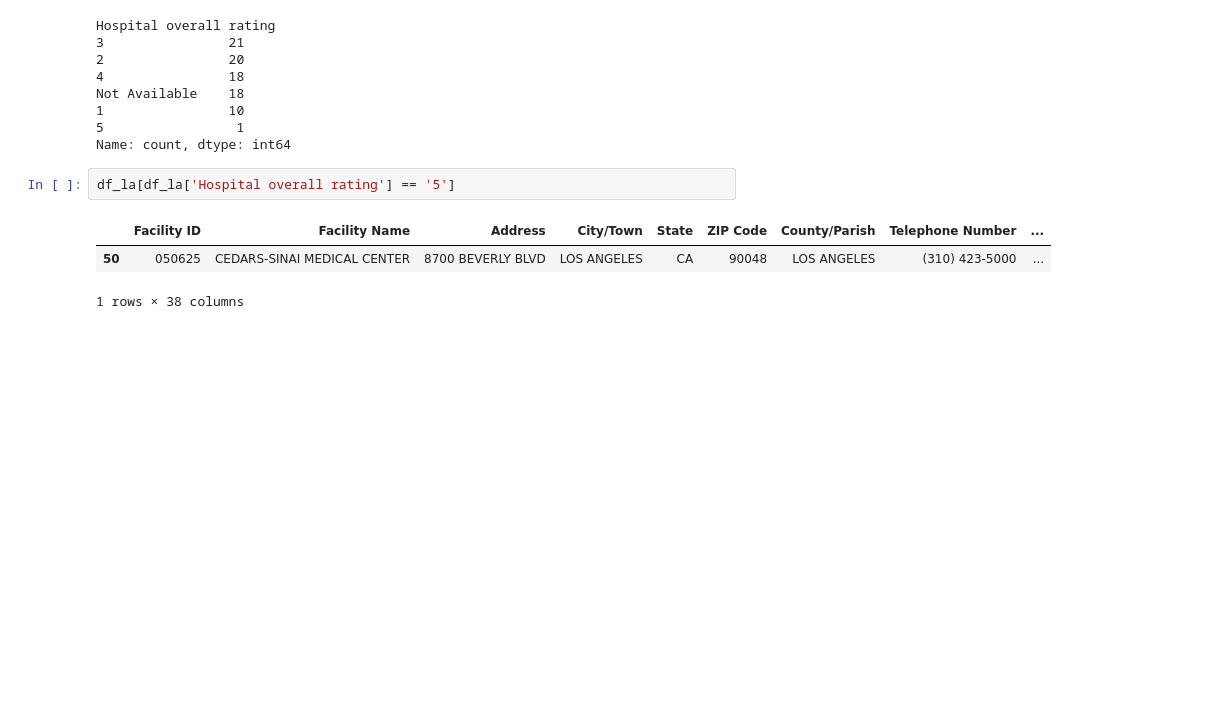
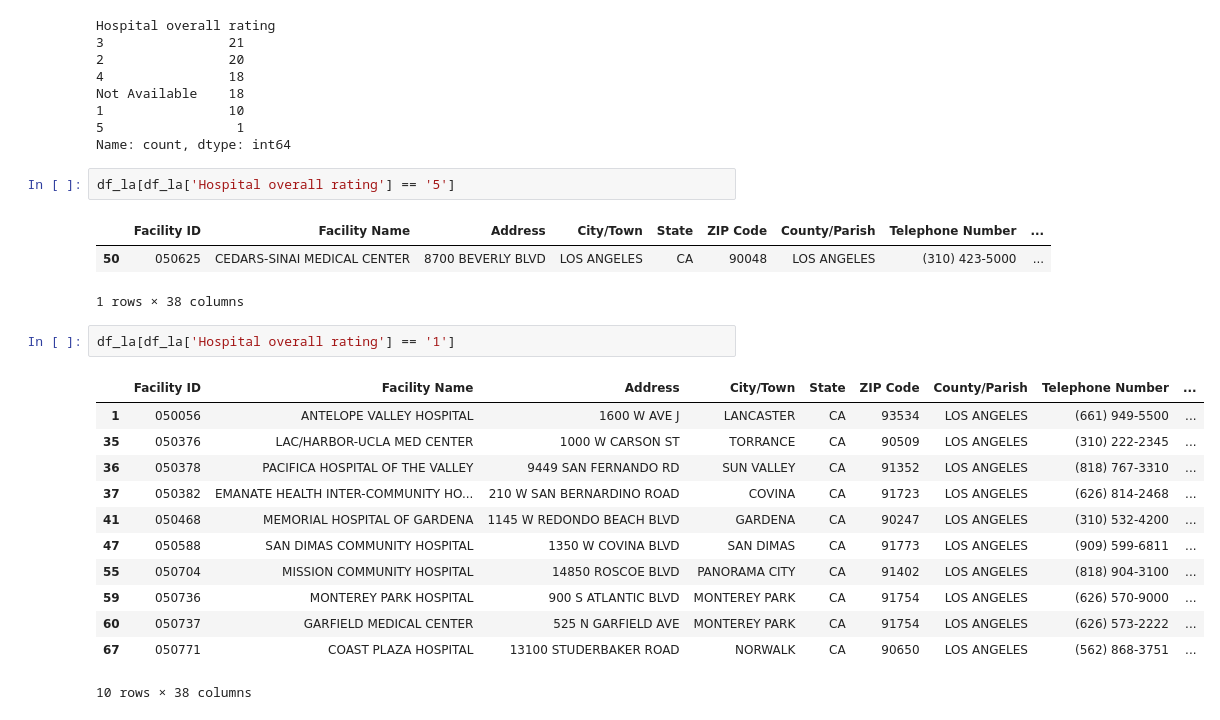
Before and after one commit to davidmertenjones/ist-303-team-kanto-project, a Jupyter notebook: HospitalGenInfo/Hospital_Information.ipynb, the cells around one changed output. Saved outputs shown, nothing was run; the diff lists cells and outputs as text; blank space fills up the shorter version.

```diff
--- a/HospitalGenInfo/Hostpital_Information.ipynb
+++ b/HospitalGenInfo/Hospital_Information.ipynb
@@ -119,3 +119,18 @@ df_la[df_la['Hospital overall rating'] == '5']
 |  | Facility ID | Facility Name | Address | City/Town | State | ZIP Code | County/Parish | Telephone Number | ... |
 | 50 | 050625 | CEDARS-SINAI MEDICAL CENTER | 8700 BEVERLY BLVD | LOS ANGELES | CA | 90048 | LOS ANGELES | (310) 423-5000 | ... |
 1 rows × 38 columns
+# %%
+df_la[df_la['Hospital overall rating'] == '1']
+# %% [output]
+|  | Facility ID | Facility Name | Address | City/Town | State | ZIP Code | County/Parish | Telephone Number | ... |
+| 1 | 050056 | ANTELOPE VALLEY HOSPITAL | 1600 W AVE J | LANCASTER | CA | 93534 | LOS ANGELES | (661) 949-5500 | ... |
+| 35 | 050376 | LAC/HARBOR-UCLA MED CENTER | 1000 W CARSON ST | TORRANCE | CA | 90509 | LOS ANGELES | (310) 222-2345 | ... |
+| 36 | 050378 | PACIFICA HOSPITAL OF THE VALLEY | 9449 SAN FERNANDO RD | SUN VALLEY | CA | 91352 | LOS ANGELES | (818) 767-3310 | ... |
+| 37 | 050382 | EMANATE HEALTH INTER-COMMUNITY HO... | 210 W SAN BERNARDINO ROAD | COVINA | CA | 91723 | LOS ANGELES | (626) 814-2468 | ... |
+| 41 | 050468 | MEMORIAL HOSPITAL OF GARDENA | 1145 W REDONDO BEACH BLVD | GARDENA | CA | 90247 | LOS ANGELES | (310) 532-4200 | ... |
+| 47 | 050588 | SAN DIMAS COMMUNITY HOSPITAL | 1350 W COVINA BLVD | SAN DIMAS | CA | 91773 | LOS ANGELES | (909) 599-6811 | ... |
+| 55 | 050704 | MISSION COMMUNITY HOSPITAL | 14850 ROSCOE BLVD | PANORAMA CITY | CA | 91402 | LOS ANGELES | (818) 904-3100 | ... |
+| 59 | 050736 | MONTEREY PARK HOSPITAL | 900 S ATLANTIC BLVD | MONTEREY PARK | CA | 91754 | LOS ANGELES | (626) 570-9000 | ... |
+| 60 | 050737 | GARFIELD MEDICAL CENTER | 525 N GARFIELD AVE | MONTEREY PARK | CA | 91754 | LOS ANGELES | (626) 573-2222 | ... |
+| 67 | 050771 | COAST PLAZA HOSPITAL | 13100 STUDERBAKER ROAD | NORWALK | CA | 90650 | LOS ANGELES | (562) 868-3751 | ... |
+10 rows × 38 columns
```
